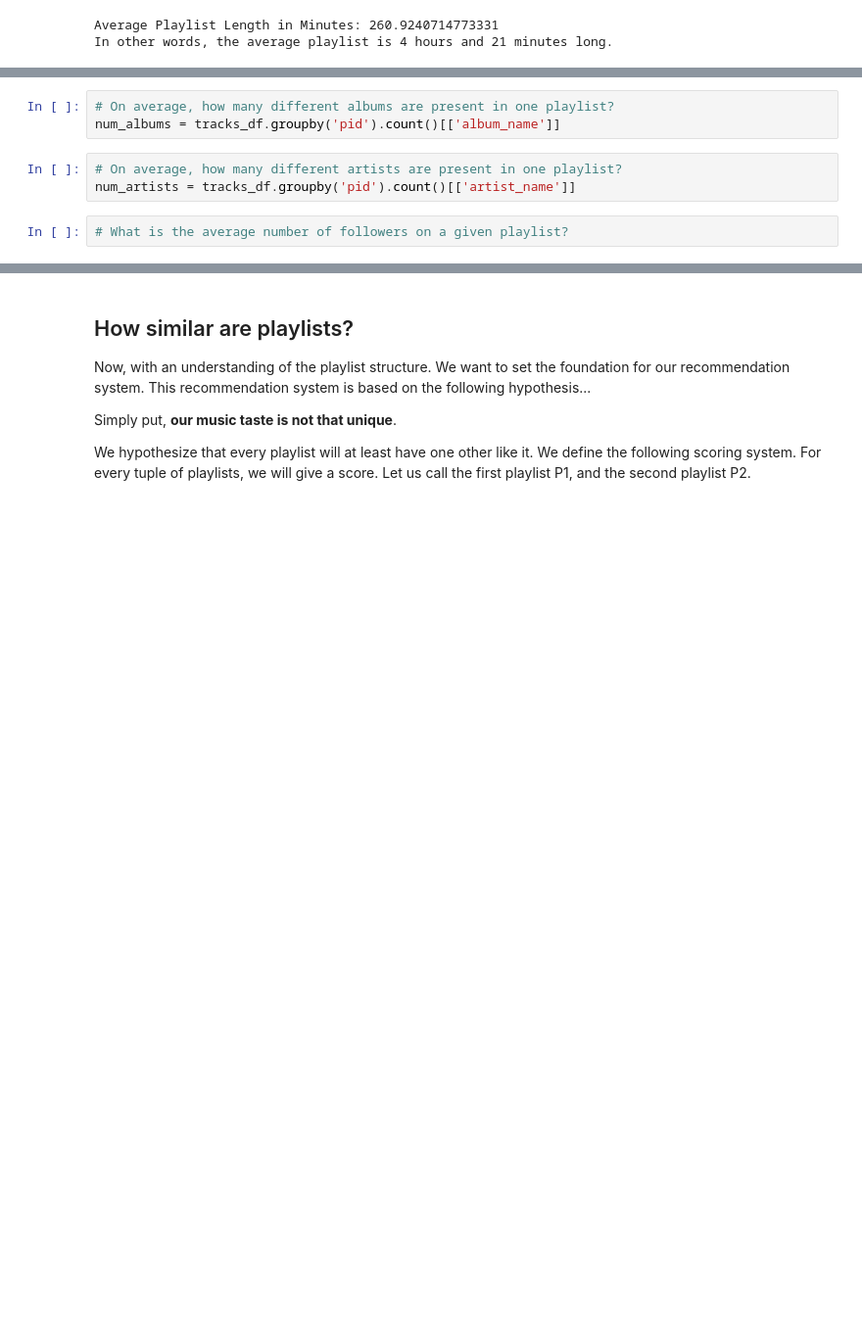
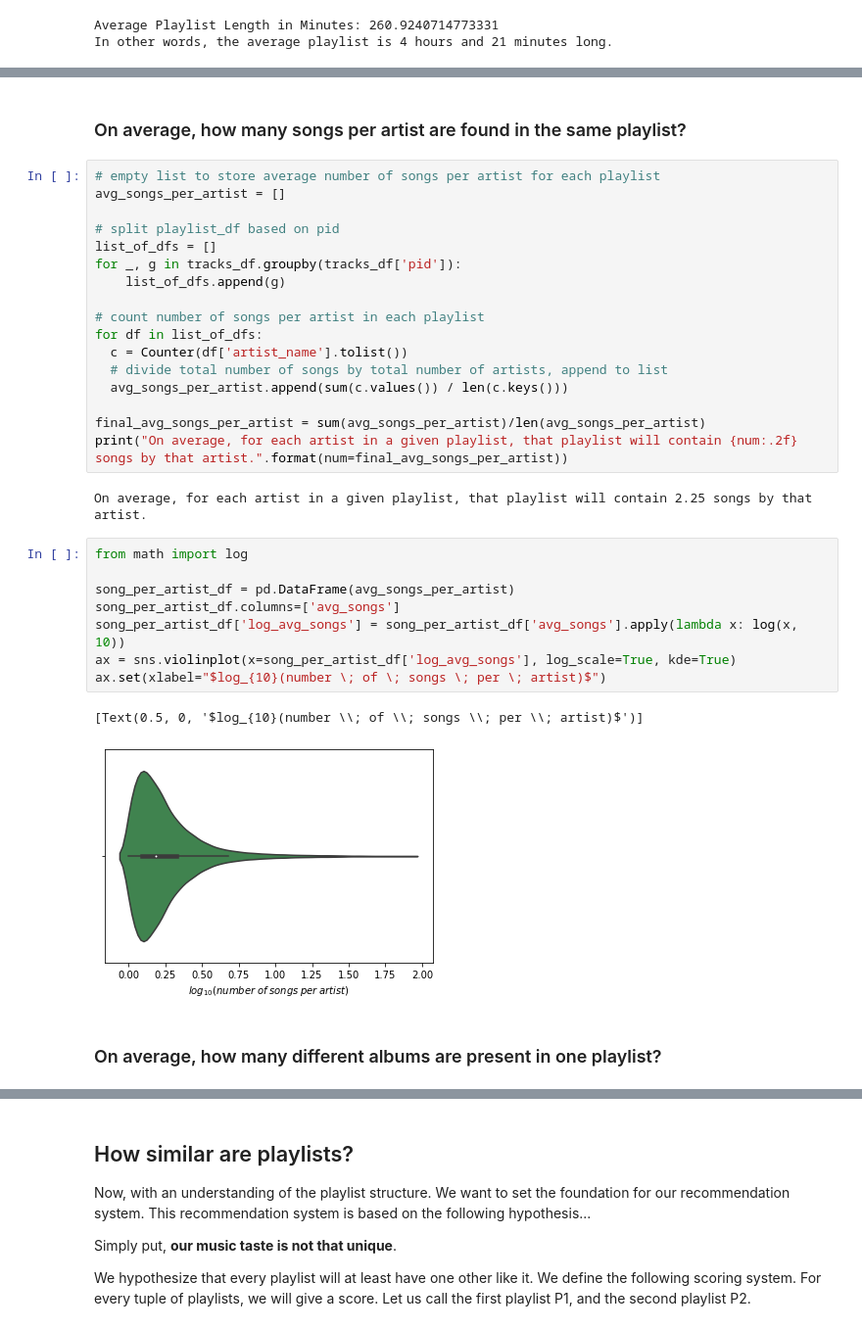
Before and after one commit to jgchen716/spotify-ml, a Jupyter notebook: Spotify_Project.ipynb, the cells around one changed output, grey strips where cells are left out. Shown at 98% size. Drawn from its saved outputs; the diff is of its cells as text; blank space fills up the shorter version.

```diff
--- a/Spotify_Project.ipynb
+++ b/Spotify_Project.ipynb
@@ -298,8 +265,34 @@ max(avg_songs_per_artist)
-# %%
-# On average, how many different albums are present in one playlist?
-num_albums = tracks_df.groupby('pid').count()[['album_name']]
-# %%
-# On average, how many different artists are present in one playlist?
-num_artists = tracks_df.groupby('pid').count()[['artist_name']]
-# %%
-# What is the average number of followers on a given playlist?
+# %% [markdown]
+### On average, how many songs per artist are found in the same playlist?
+# %%
+# empty list to store average number of songs per artist for each playlist
+avg_songs_per_artist = []
+
+# split playlist_df based on pid
+list_of_dfs = []
+for _, g in tracks_df.groupby(tracks_df['pid']):
+    list_of_dfs.append(g)
+
+# count number of songs per artist in each playlist
+for df in list_of_dfs:
+  c = Counter(df['artist_name'].tolist())
+  # divide total number of songs by total number of artists, append to list
+  avg_songs_per_artist.append(sum(c.values()) / len(c.keys()))
+
+final_avg_songs_per_artist = sum(avg_songs_per_artist)/len(avg_songs_per_artist)
+print("On average, for each artist in a given playlist, that playlist will contain {num:.2f} songs by that artist.".format(num=final_avg_songs_per_artist))
+# %% [output]
+On average, for each artist in a given playlist, that playlist will contain 2.25 songs by that artist.
+# %%
+from math import log
+
+song_per_artist_df = pd.DataFrame(avg_songs_per_artist)
+song_per_artist_df.columns=['avg_songs']
+song_per_artist_df['log_avg_songs'] = song_per_artist_df['avg_songs'].apply(lambda x: log(x, 10))
+ax = sns.violinplot(x=song_per_artist_df['log_avg_songs'], log_scale=True, kde=True)
+ax.set(xlabel="$log_{10}(number \; of \; songs \; per \; artist)$")
+# %% [output]
+[Text(0.5, 0, '$log_{10}(number \\; of \\; songs \\; per \\; artist)$')]
+[figure, added]
+# %% [markdown]
+### On average, how many different albums are present in one playlist?
```
Also changed, not shown: parts of 33 cells of this notebook.
